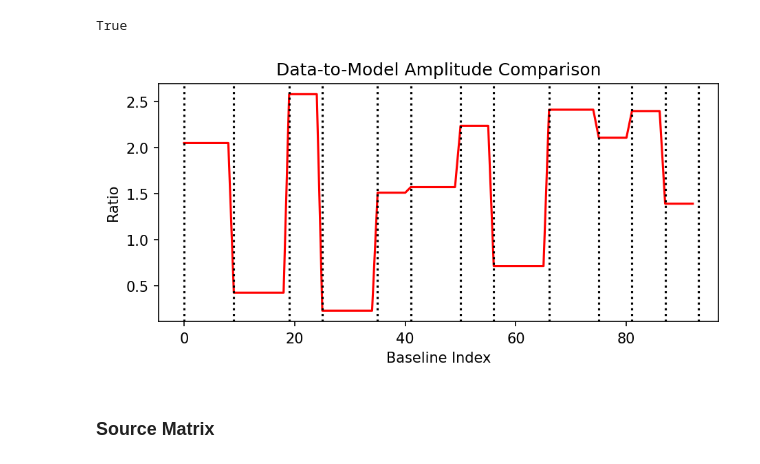
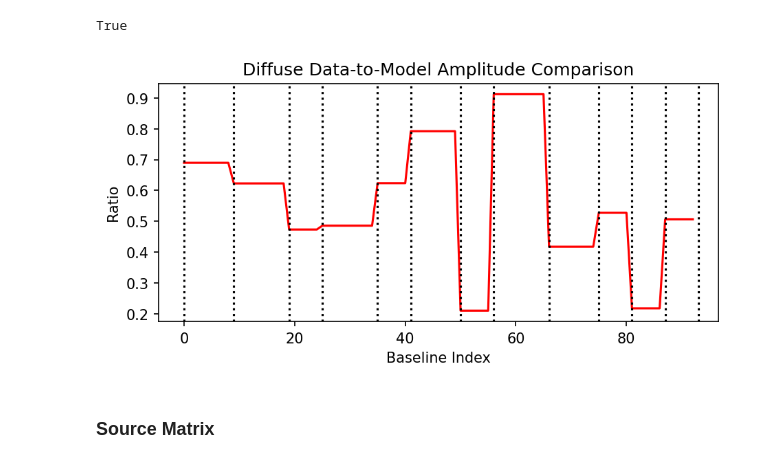
Before and after one commit to r-pascua/corrcal, a Jupyter notebook: docs/tutorials/calibration_example.ipynb, the cells around one changed output. Cells and saved outputs as stored; diff of their text form; code cells hidden in the pictures.

```diff
--- a/docs/tutorials/calibration_example.ipynb
+++ b/docs/tutorials/calibration_example.ipynb
@@ -169,7 +166,7 @@ altitude = 1073.0000000121072  # Meters
 diameter = 14
 # %%
 # Create the UVData object.
-uvdata = hera_sim.io.empty_uvdata(
+src_uvdata = hera_sim.io.empty_uvdata(
     Ntimes=Ntimes,
     start_time=obstime,
     integration_time=integration_time,
@@ -181,4 +178,4 @@ uvdata = hera_sim.io.empty_uvdata(
     telescope_location=[latitude, longitude, altitude],
 )
 # For sanity checks later.
-diff_uvdata = uvdata.copy()
+diff_uvdata = src_uvdata.copy()
@@ -241,6 +241,9 @@ simulation = hera_sim.visibilities.VisibilitySimulation(
     simulator=hera_sim.visibilities.VisCPU(),
 )
 simulation.simulate();
+# %%
+uvdata = src_uvdata.copy()
+uvdata.data_array += diff_uvdata.data_array
 # %% [markdown]
 ## Prepare Model Covariance
 # %% [markdown]
@@ -349,9 +352,13 @@ for row, m in enumerate(lm_grid):
     az = np.arctan2(m, lm_grid[select])
 
     # Interpolate the beam.
-    gridded_beam[row,select] = beam.interp(
+    beam_vals = beam.interp(
         az_array=az, za_array=za, freq_array=np.array([freq])
     )[0][0,0]
+    if beam_vals.ndim == 3:
+        # It seems like this differs between versions of pyuvsim.
+        beam_vals = beam_vals[0,0]
+    gridded_beam[row,select] = beam_vals
 
     # Interpolate the sky intensity.
     coords = SkyCoord(
@@ -425,13 +432,13 @@ diff_data = np.array(
 # %%
 fig, ax = plt.subplots(1, 1, figsize=(7,3), dpi=150)
 ax.set_xlabel("Baseline Index")
 ax.set_ylabel("Ratio")
-ax.set_title("Data-to-Model Amplitude Comparison")
+ax.set_title("Diffuse Data-to-Model Amplitude Comparison")
 ax.plot(np.abs(diff_data) / np.abs(diff_mat[:,0]), color='r')
 for idx in edges:
     ax.axvline(idx, color='k', ls=':')
 # %% [output]
-[figure, old version]
+[figure, new version]
 # %% [markdown]
 ### Source Matrix
 # %% [markdown]
```
Also changed, not shown: parts of 27 cells of this notebook.
